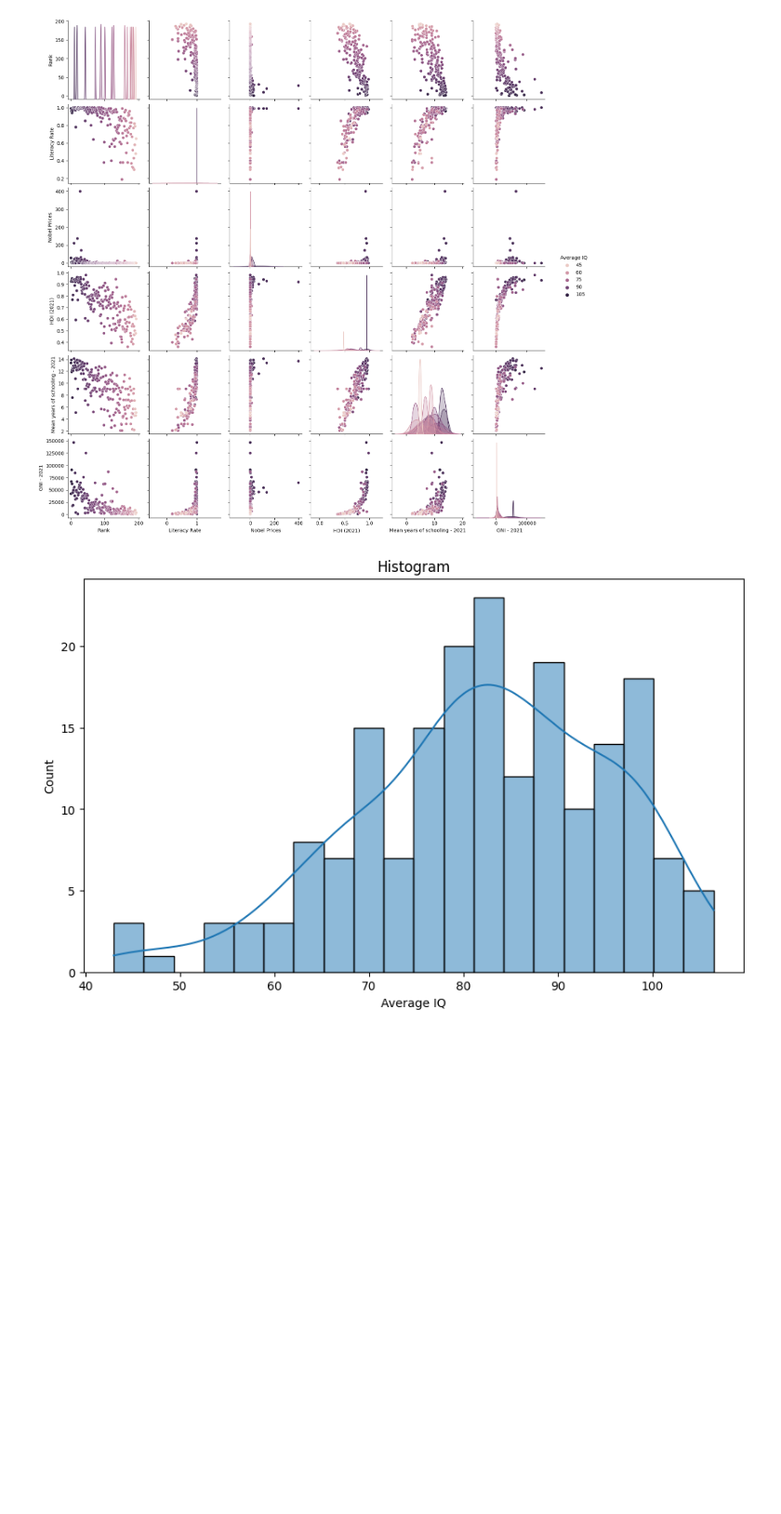
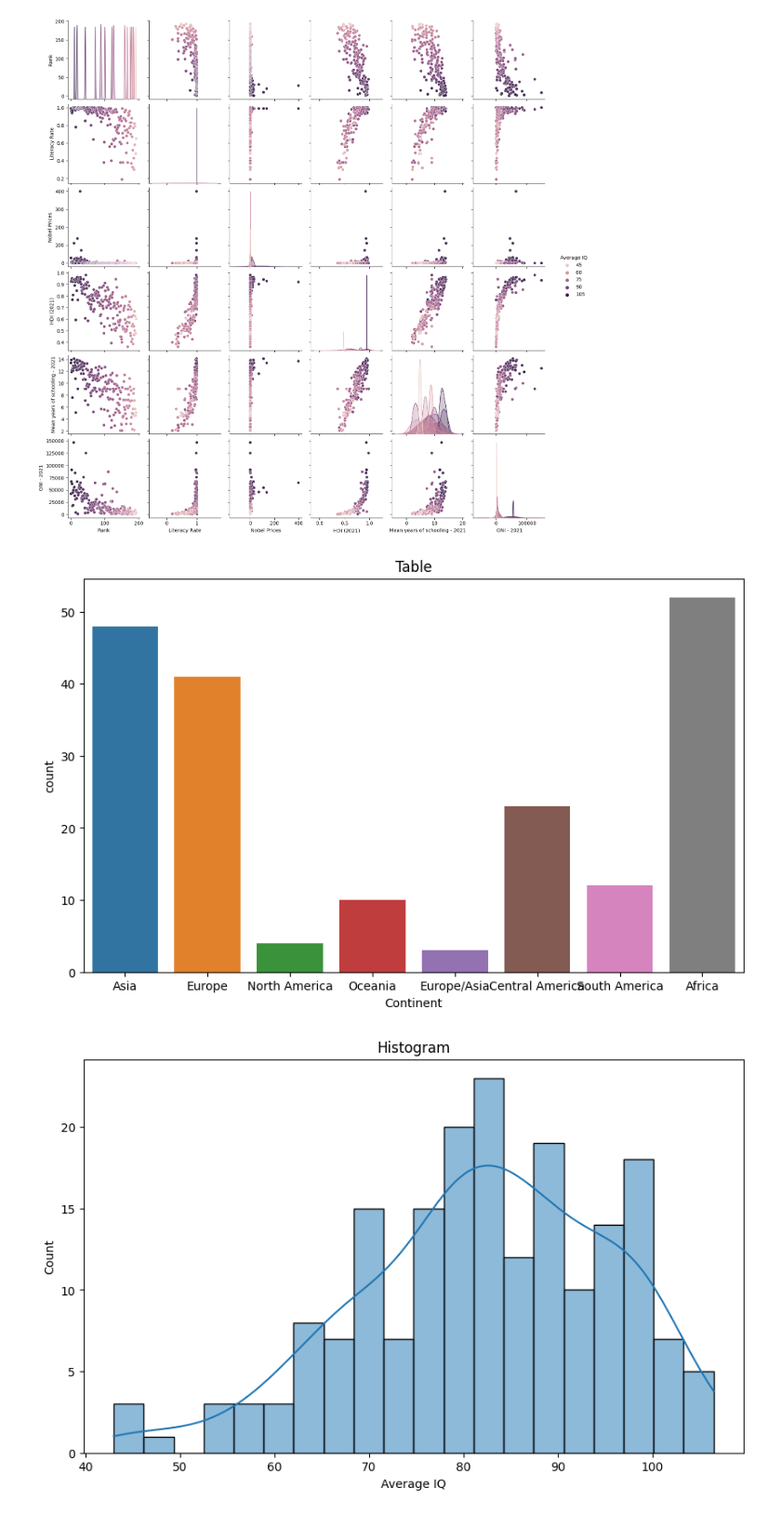
Before and after one commit to ZerXXX0/EDA-Preprocessing-World-IQ-Data, a Jupyter notebook: World_iq_data.ipynb, the cells around one changed output. Shown at 93% size. Saved outputs shown, nothing was run; the diff lists cells and outputs as text; code cells hidden in the pictures; blank space fills up the shorter version.

```diff
--- a/World_iq_data.ipynb
+++ b/World_iq_data.ipynb
@@ -55,6 +55,13 @@ sns.pairplot(df, hue='Average IQ')
 plt.show()
 # %% [output]
 [figure]
+# %%
+plt.figure(figsize=(10,6))
+sns.countplot(x='Continent', data=df)
+plt.title("Table")
+plt.show()
+# %% [output]
+[figure, added]
 # %%
 plt.figure(figsize=(10,6))
 sns.histplot(df['Average IQ'],bins=20,kde=True)
```
